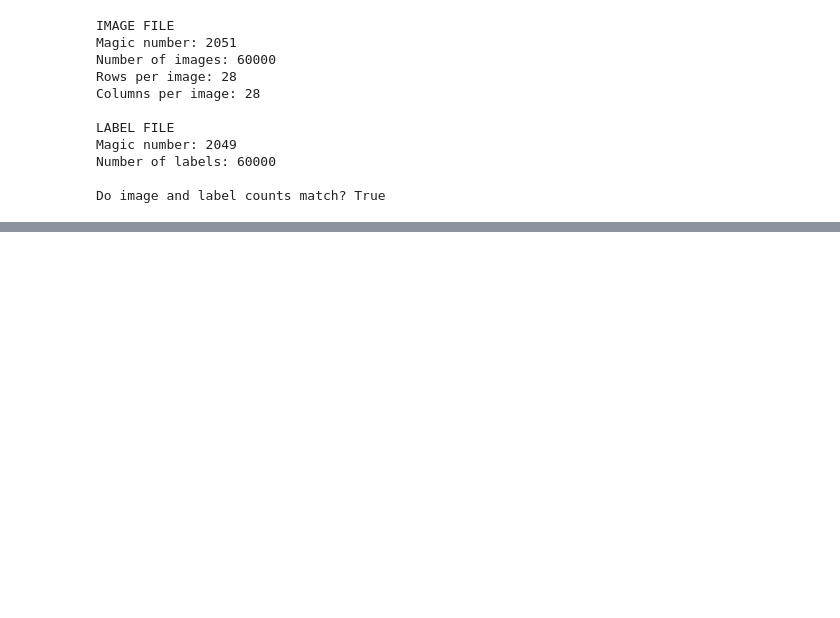
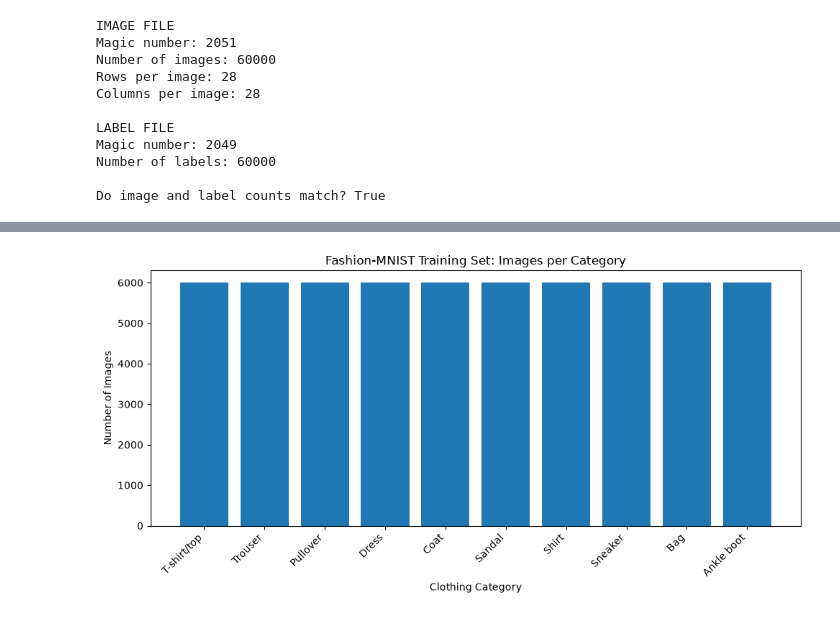
Before and after one commit to 1108rakhi/styleatlas-ml, a Jupyter notebook: notebooks/01_data_exploration.ipynb, the cells around one changed output, grey strips where cells are left out. Cells and saved outputs as stored; diff of their text form; code cells hidden in the pictures; blank space fills up the shorter version.

```diff
--- a/notebooks/01_data_exploration.ipynb
+++ b/notebooks/01_data_exploration.ipynb
@@ -159,0 +232,8 @@ def load_labels(file_path):
+# %%
+from collections import Counter
+
+# Count images belonging to each category
+label_counts = Counter(y_train)
+
+for label, count in sorted(label_counts.items()):
+    print(f"{class_names[label]}: {count}")
@@ -159,0 +253,18 @@ def load_labels(file_path):
+# %%
+import matplotlib.pyplot as plt
+
+# Prepare category names and image counts
+categories = [class_names[label] for label in sorted(label_counts)]
+counts = [label_counts[label] for label in sorted(label_counts)]
+
+# Create a bar chart
+plt.figure(figsize=(10, 5))
+plt.bar(categories, counts)
+plt.title("Fashion-MNIST Training Set: Images per Category")
+plt.xlabel("Clothing Category")
+plt.ylabel("Number of Images")
+plt.xticks(rotation=45, ha="right")
+plt.tight_layout()
+plt.show()
+# %% [output]
+[figure, added]
```
Also changed, not shown: parts of 10 cells of this notebook, 1 other file.
